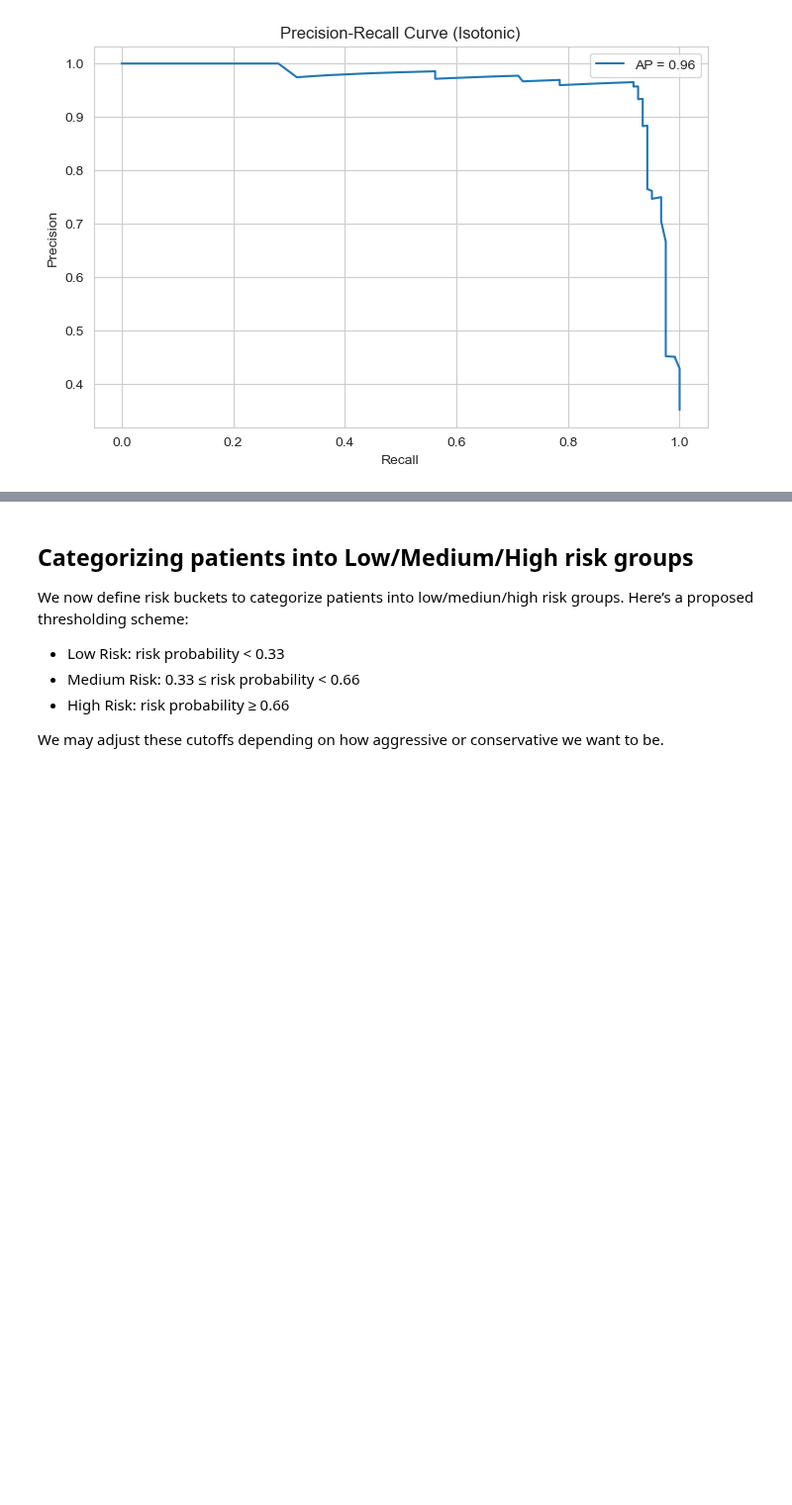
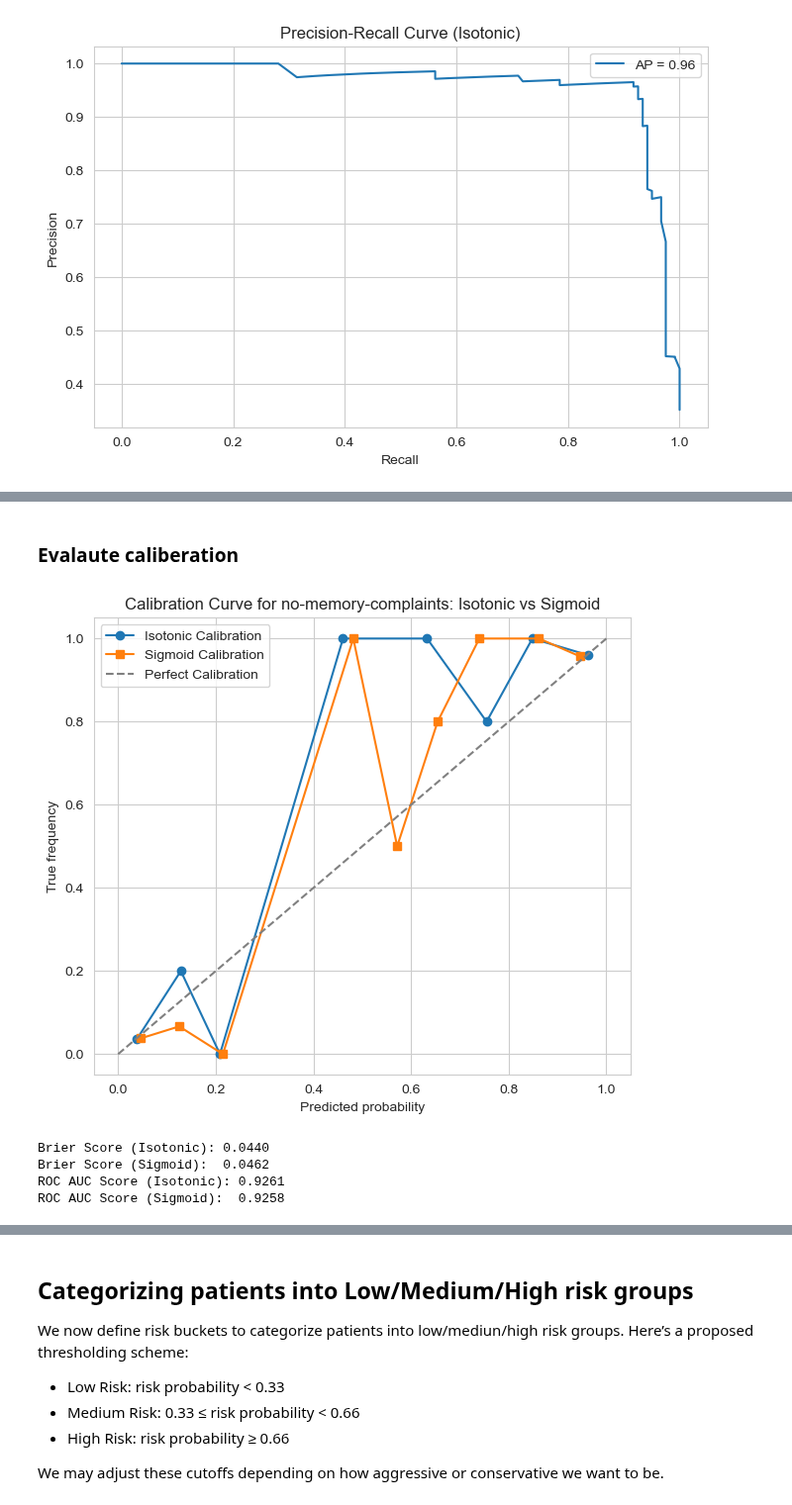
Before and after one commit to mgamankwah/alzheimers_risk_prediction, a Jupyter notebook: scripts/Calibrated_probabilities_Nasheed.ipynb, the cells around one changed output, grey strips where cells are left out. Shown at 99% size. Cells and saved outputs as stored; diff of their text form; code cells hidden in the pictures; blank space fills up the shorter version.

Commit message:
Added calibrated probabilities for patients with no memory complaints

```diff
--- a/scripts/Calibrated_probabilities_Nasheed.ipynb
+++ b/scripts/Calibrated_probabilities_Nasheed.ipynb
@@ -232,0 +298,7 @@ P.S. Need to discuss the tuned model for patients with no-memory-complaints
+# %%
+# Predict calibrated probabilities on the test set
+calibrated_probs_isotonic = calibrated_model_isotonic.predict_proba(df_test_restricted[all_features[:-1]])[:, 1]  # Probability of class 1 (Alzheimer’s)
+
+# Add to test dataframe for inspection
+df_test_restricted['alzheimers_risk'] = calibrated_probs_isotonic
+df_test_restricted[['Diagnosis', 'alzheimers_risk']].head()
@@ -232,0 +312,4 @@ P.S. Need to discuss the tuned model for patients with no-memory-complaints
+# %%
+# Sigmoid calibration pipeline (Platt scaling)
+calibrated_model_sigmoid = CalibratedClassifierCV(estimator=model_tuned_restricted, method='sigmoid', cv=5)
+calibrated_model_sigmoid.fit(df_train_restricted[all_features[:-1]], df_train_restricted.Diagnosis)
@@ -232,0 +334,7 @@ P.S. Need to discuss the tuned model for patients with no-memory-complaints
+# %%
+# Predict calibrated probabilities on the test set
+calibrated_probs_sigmoid = calibrated_model_sigmoid.predict_proba(df_test_restricted[all_features[:-1]])[:, 1]  # Probability of class 1 (Alzheimer’s)
+
+# Add to test dataframe for inspection
+df_test_restricted['alzheimers_risk'] = calibrated_probs_sigmoid
+df_test_restricted[['Diagnosis', 'alzheimers_risk']].head()
@@ -232,0 +348,38 @@ P.S. Need to discuss the tuned model for patients with no-memory-complaints
+# %% [markdown]
+### Evalaute caliberation
+# %%
+# Calibration curve values
+true_iso, pred_iso = calibration_curve(df_test_restricted.Diagnosis, calibrated_probs_isotonic, n_bins=10)
+true_sigmoid, pred_sigmoid = calibration_curve(df_test_restricted.Diagnosis, calibrated_probs_sigmoid, n_bins=10)
+
+# Plot both curves
+plt.figure(figsize=(7, 6))
+plt.plot(pred_iso, true_iso, marker='o', label='Isotonic Calibration')
+plt.plot(pred_sigmoid, true_sigmoid, marker='s', label='Sigmoid Calibration')
+plt.plot([0, 1], [0, 1], linestyle='--', color='gray', label='Perfect Calibration')
+plt.xlabel('Predicted probability')
+plt.ylabel('True frequency')
+plt.title('Calibration Curve for no-memory-complaints: Isotonic vs Sigmoid')
+plt.legend()
+plt.grid(True)
+plt.show()
+
+# Brier Scores (lower is better)
+brier_iso = brier_score_loss(df_test_restricted.Diagnosis, calibrated_probs_isotonic)
+brier_sigmoid = brier_score_loss(df_test_restricted.Diagnosis, calibrated_probs_sigmoid)
+
+print(f"Brier Score (Isotonic): {brier_iso:.4f}")
+print(f"Brier Score (Sigmoid):  {brier_sigmoid:.4f}")
+
+# ROC AUC Scores (higher is better)
+roc_auc_iso = roc_auc_score(df_test_restricted.Diagnosis, calibrated_probs_isotonic)
+roc_auc_sigmoid = roc_auc_score(df_test_restricted.Diagnosis, calibrated_probs_sigmoid)
+
+print(f"ROC AUC Score (Isotonic): {roc_auc_iso:.4f}")
+print(f"ROC AUC Score (Sigmoid):  {roc_auc_sigmoid:.4f}")
+# %% [output]
+[figure, added]
+Brier Score (Isotonic): 0.0440
+Brier Score (Sigmoid):  0.0462
+ROC AUC Score (Isotonic): 0.9261
+ROC AUC Score (Sigmoid):  0.9258
```
Also changed, not shown: parts of 16 cells of this notebook.
